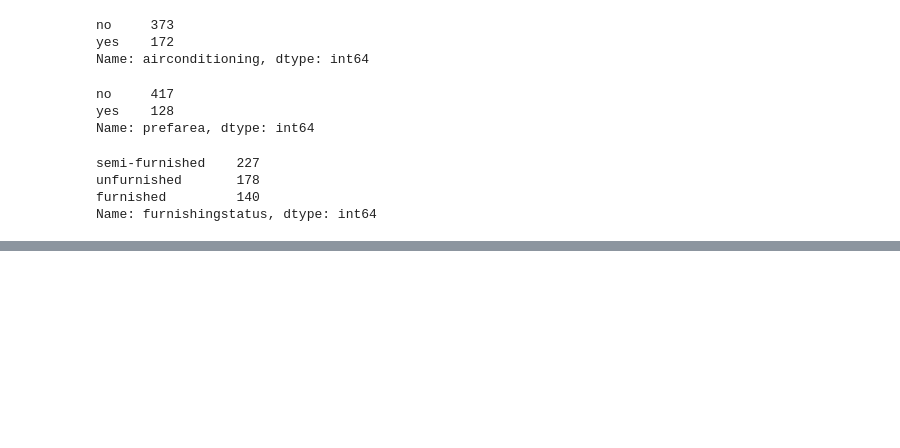
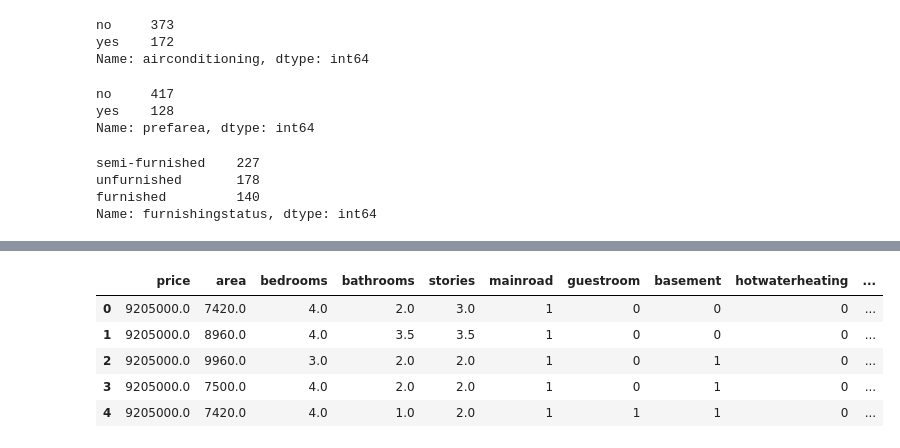
Before and after one commit to Pradip-Mane/House_Price_Prediction, a Jupyter notebook: House_price_prediction.ipynb, the cells around one changed output, grey strips where cells are left out. Saved outputs shown, nothing was run; the diff lists cells and outputs as text; code cells hidden in the pictures; blank space fills up the shorter version.

```diff
--- a/House_price_prediction.ipynb
+++ b/House_price_prediction.ipynb
@@ -161 +184,22 @@ new_hs = pd.get_dummies(hs, drop_first=True)
+# %%
+# Import label encoder
+from sklearn import preprocessing
+# label_encoder object knows how to understand word labels.
+label_encoder = preprocessing.LabelEncoder()
+# Encode labels in column 'Country'.
+hs['mainroad']= label_encoder.fit_transform(hs['mainroad'])
+hs['guestroom']= label_encoder.fit_transform(hs['guestroom'])
+hs['basement']= label_encoder.fit_transform(hs['basement'])
+hs['hotwaterheating']= label_encoder.fit_transform(hs['hotwaterheating'])
+hs['airconditioning']= label_encoder.fit_transform(hs['airconditioning'])
+hs['furnishingstatus']= label_encoder.fit_transform(hs['furnishingstatus'])
+hs['prefarea']= label_encoder.fit_transform(hs['prefarea'])
+hs.head()
+# %% [output]
+|  | price | area | bedrooms | bathrooms | stories | mainroad | guestroom | basement | hotwaterheating | ... |
+| 0 | 9205000.0 | 7420.0 | 4.0 | 2.0 | 3.0 | 1 | 0 | 0 | 0 | ... |
+| 1 | 9205000.0 | 8960.0 | 4.0 | 3.5 | 3.5 | 1 | 0 | 0 | 0 | ... |
+| 2 | 9205000.0 | 9960.0 | 3.0 | 2.0 | 2.0 | 1 | 0 | 1 | 0 | ... |
+| 3 | 9205000.0 | 7500.0 | 4.0 | 2.0 | 2.0 | 1 | 0 | 1 | 0 | ... |
+| 4 | 9205000.0 | 7420.0 | 4.0 | 1.0 | 2.0 | 1 | 1 | 1 | 0 | ... |
 # %%
```
Also changed, not shown: parts of 12 cells of this notebook, 5 other files.
